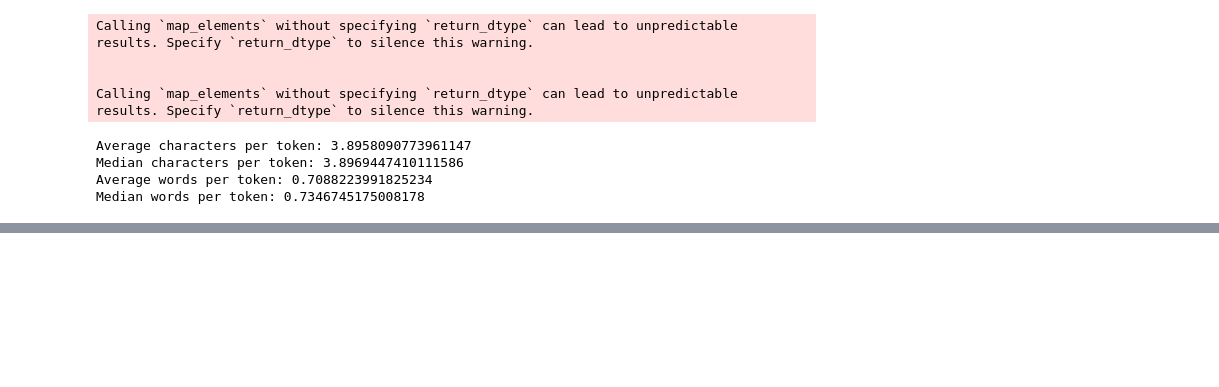
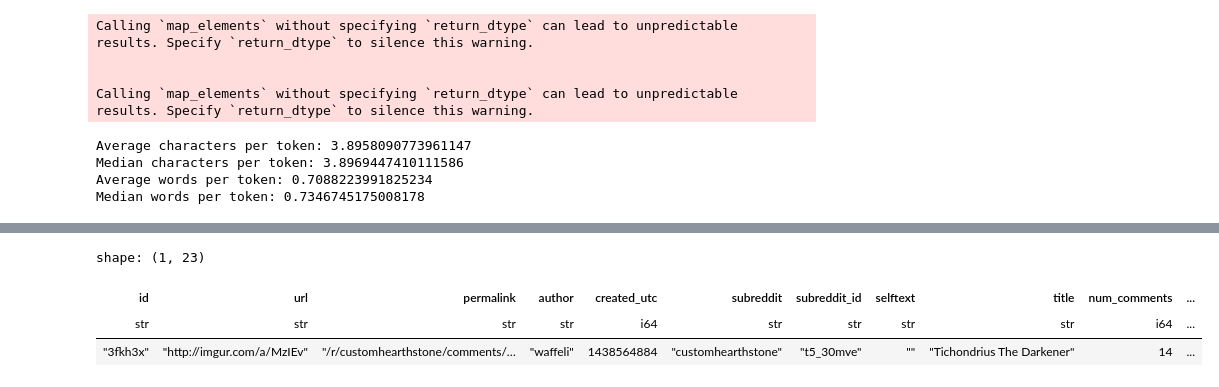
Before and after one commit to ma9o/user_embeddings, a Jupyter notebook: notebooks/reddit.ipynb, the cells around one changed output, grey strips where cells are left out. Drawn from its saved outputs; the diff is of its cells as text; code cells hidden in the pictures; blank space fills up the shorter version.

```diff
--- a/notebooks/reddit.ipynb
+++ b/notebooks/reddit.ipynb
@@ -361,6 +361,6 @@ fig.update_layout(
 # Show the interactive figure
 fig.show()
 # %%
-import polars
+import polars as pl
 
-dd = polars.read_parquet("../data/test_cache/RS_2015-08.parquet")
+dd = pl.read_parquet("../data/test_cache/RS_2015-08.parquet")
@@ -377,0 +367,7 @@ shape: (5, 23)
+# %%
+dd.filter(pl.col("id") == "3fkh3x")
+# %% [output]
+shape: (1, 23)
+| id | url | permalink | author | created_utc | subreddit | subreddit_id | selftext | title | num_comments | ... |
+| str | str | str | str | i64 | str | str | str | str | i64 | ... |
+| "3fkh3x" | "http://imgur.com/a/MzIEv" | "/r/customhearthstone/comments/… | "waffeli" | 1438564884 | "customhearthstone" | "t5_30mve" | "" | "Tichondrius The Darkener" | 14 | ... |
```
Also changed, not shown: parts of 1 cell of this notebook, 3 other files.
